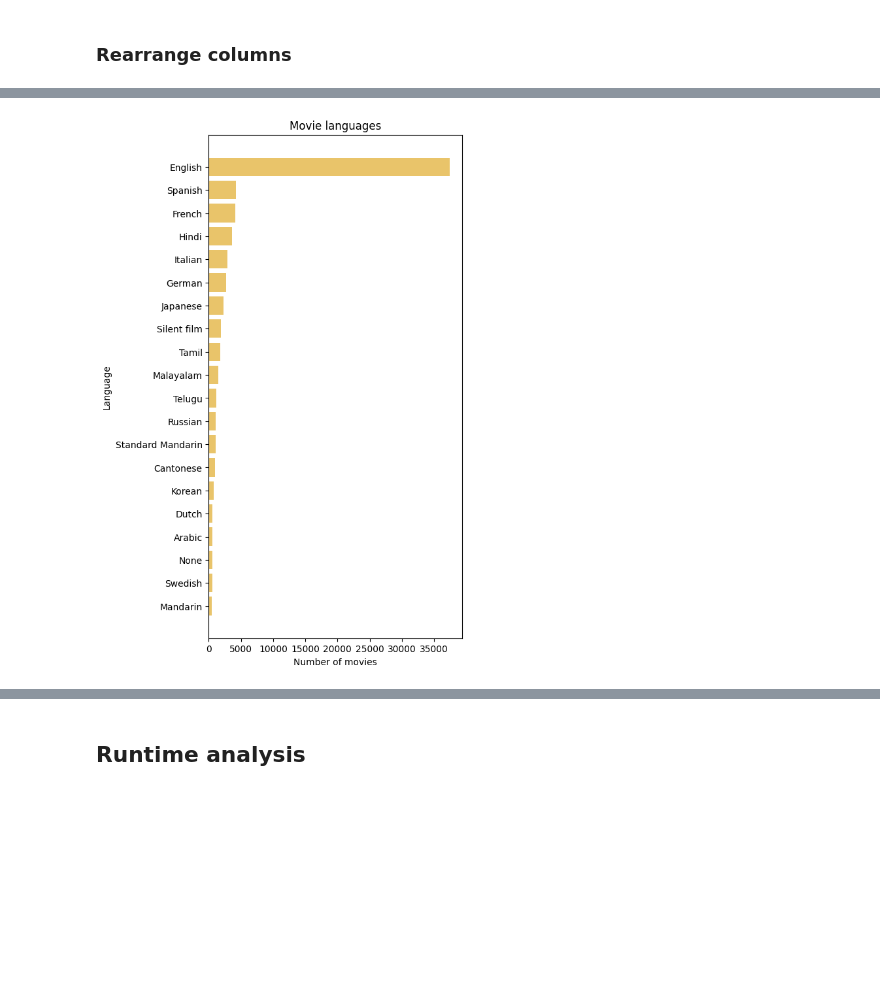
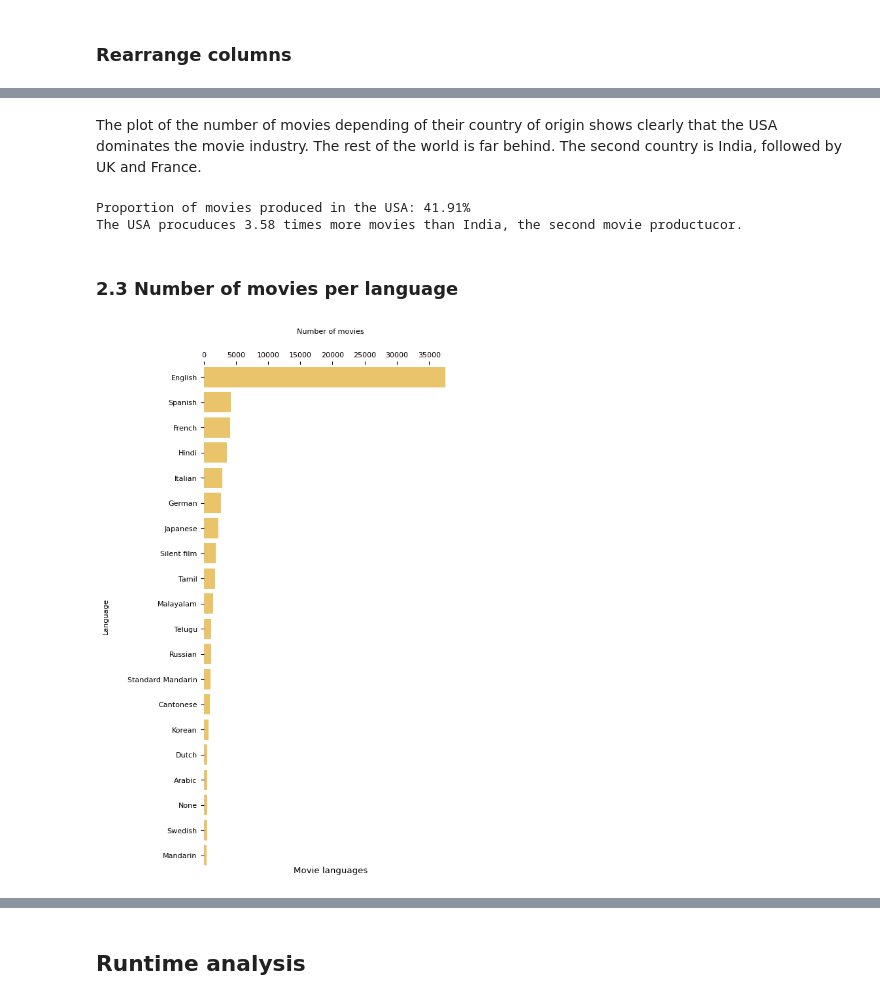
Before and after one commit to epfl-ada/ada-2022-project-r4d4r, a Jupyter notebook: BigNotebook.ipynb, the cells around one changed output, grey strips where cells are left out. Drawn from its saved outputs; the diff is of its cells as text; code cells hidden in the pictures; blank space fills up the shorter version.

```diff
--- a/BigNotebook.ipynb
+++ b/BigNotebook.ipynb
@@ -389,10 +421,34 @@ plt.show()
+# %% [markdown]
+The plot of the number of movies depending of their country of origin shows clearly that the USA dominates the movie industry. The rest of the world is far behind. The second country is India, followed by UK and France.
+# %%
+prop_usa_prod_global = country_data["United States"] / country_data.sum()
+prop_usa_prod_second = country_data["United States"] / country_data["India"]
+
+print("Proportion of movies produced in the USA: {:.2f}%".format(prop_usa_prod_global * 100))
+print("The USA procuduces {:.2f} times more movies than India, the second movie productucor.".format(prop_usa_prod_second))
+# %% [output]
+Proportion of movies produced in the USA: 41.91%
+The USA procuduces 3.58 times more movies than India, the second movie productucor.
+# %% [markdown]
+### 2.3 Number of movies per language
 # %%
 language_data = MOVIE_DATA["languages"].explode().value_counts()[:20].sort_values(ascending=True)
+
 fig, ax = plt.subplots(figsize=(5,10))
 ax.barh(language_data.index, np.array(language_data.values), color="#e9c46a")
 ax.set_ylabel("Language")
 ax.set_xlabel("Number of movies")
-ax.set_title("Movie languages")
+ax.set_title("Movie languages", y = -0.02)
+plt.ylim([-0.5, language_data.size-0.5])
+ax.spines['top'].set_visible(False)
+ax.spines['right'].set_visible(False)
+ax.spines['bottom'].set_visible(False)
+ax.spines['left'].set_visible(False)
+ax.xaxis.labelpad = 20
+ax.yaxis.labelpad = 20
+ax.xaxis.tick_top()
+ax.xaxis.set_label_position('top')
+
 plt.show()
 # %% [output]
-[figure, old version]
+[figure, new version]
```
Also changed, not shown: parts of 25 cells of this notebook, 1 other file.
